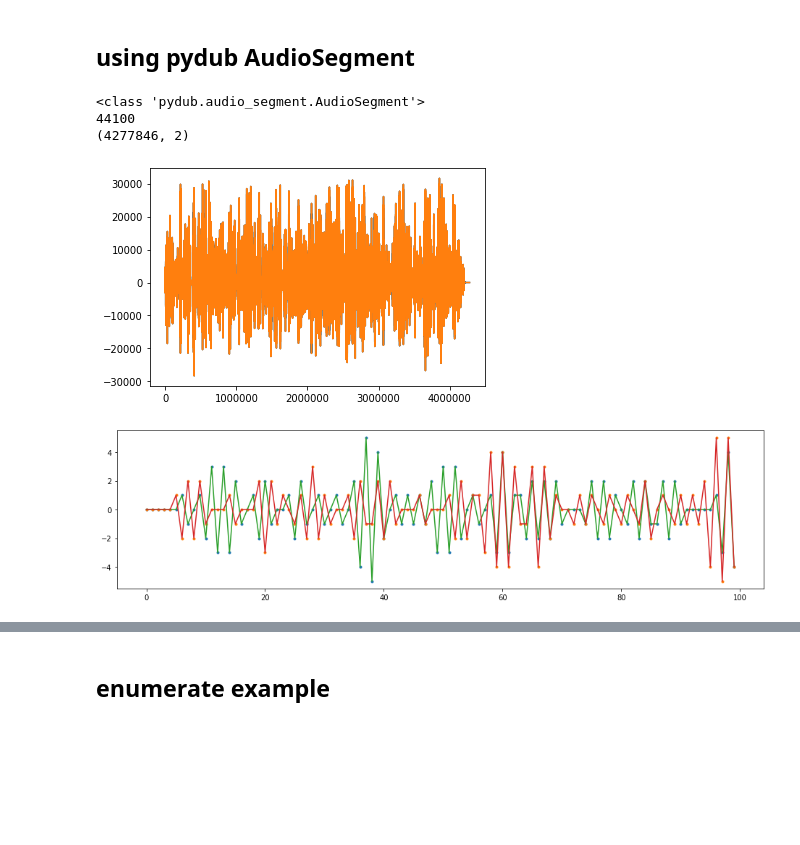
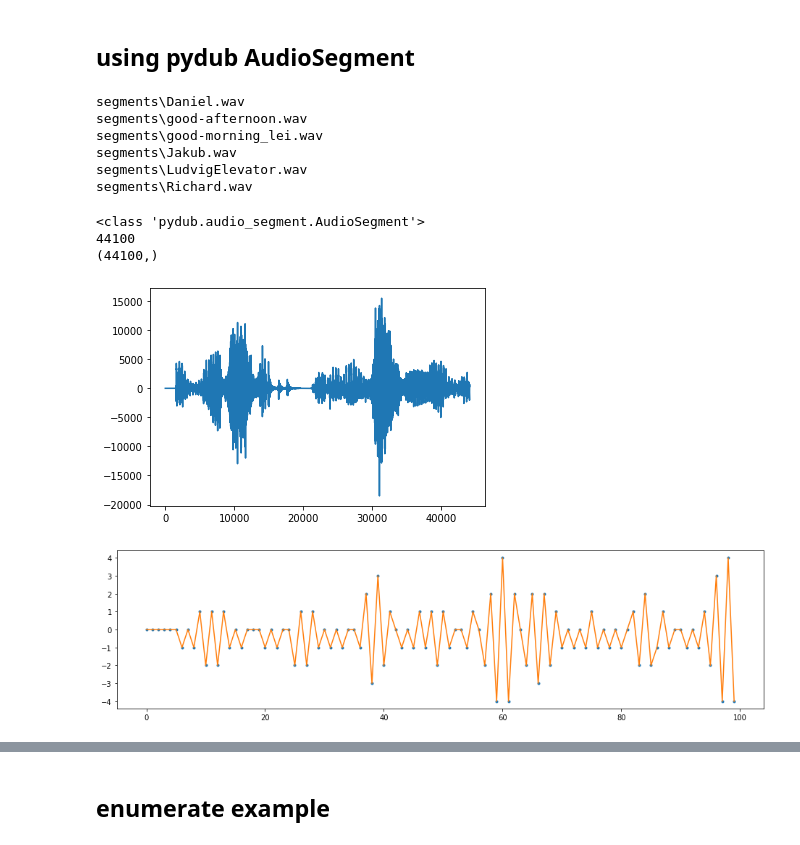
Before and after one commit to FirstPlaygroundAndThenIcecream/Speaker-Identification, a Jupyter notebook: Speaker-Identification-tf.ipynb, the cells around one changed output, grey strips where cells are left out. Drawn from its saved outputs; the diff is of its cells as text; code cells hidden in the pictures; blank space fills up the shorter version.

```diff
--- a/Speaker-Identification-tf.ipynb
+++ b/Speaker-Identification-tf.ipynb
@@ -91,0 +115,11 @@ sample_width: 2, length: 1347, frame_width: 4
+# %%
+def fetch_data(url=FOLDER_PATH, folder=EXPORT_FOLDER):
+    audios = []
+    for audio in os.listdir(url):
+        if audio.endswith('.wav'):
+            audios.append(os.path.join(folder, audio))
+    return audios
+
+audibles_1s = fetch_data()
+print(audibles_1s)
+get_audios_stats(audibles_1s)
@@ -94,8 +146,7 @@ sample_width: 2, length: 1347, frame_width: 4
 # %%
 from scipy.io import wavfile
 
-def plot_audio_frames(audio):
-    file = audibles[0]
+def plot_audio_frames(file):
     rate, data = wavfile.read(file)
     print(rate)
     print(data.shape)
@@ -103,5 +154,3 @@ def plot_audio_frames(audio):
     plt.figure(figsize=(16, 4))
     plt.plot(data[:100], '.');
     plt.plot(data[:100], '-');
-
-plot_audio_frames(audibles[5])
@@ -187,15 +237,29 @@ def trim_audios_1s(audios=audibles):
         if audio_seg.frame_rate != 44100:
             audio_seg = audio_seg.set_frame_rate(44100)
         audibles_1s.append(audio_seg)
+        audio_name = os.path.split(ele)[1]
+        export_fname = os.path.join(EXPORT_FOLDER, audio_name)
+        print(export_fname)
+        audio_seg.export(out_f=export_fname, format='wav')
     return audibles_1s
 # %%
 # get the 1s of the selected audios
-audibles_1s = get_1s_audios()
-print(type(audibles_1s[2]))
-plot_audio_frames(audibles_1s[5])
+audibles_1s = trim_audios_1s()
 # %% [output]
-<class 'pydub.audio_segment.AudioSegment'>
-44100
-(4277846, 2)
+segments\Daniel.wav
+segments\good-afternoon.wav
+segments\good-morning_lei.wav
+segments\Jakub.wav
+segments\LudvigElevator.wav
+segments\Richard.wav
-[figure, removed]
-[figure, removed]
+# %%
+print(type(audibles_1s[2]))
+
+audio_1s = os.path.join(EXPORT_FOLDER, 'Daniel.wav')
+plot_audio_frames(audio_1s)
+# %% [output]
+<class 'pydub.audio_segment.AudioSegment'>
+44100
+(44100,)
+[figure, added]
+[figure, added]
```
Also changed, not shown: parts of 25 cells of this notebook, 11 other files.
